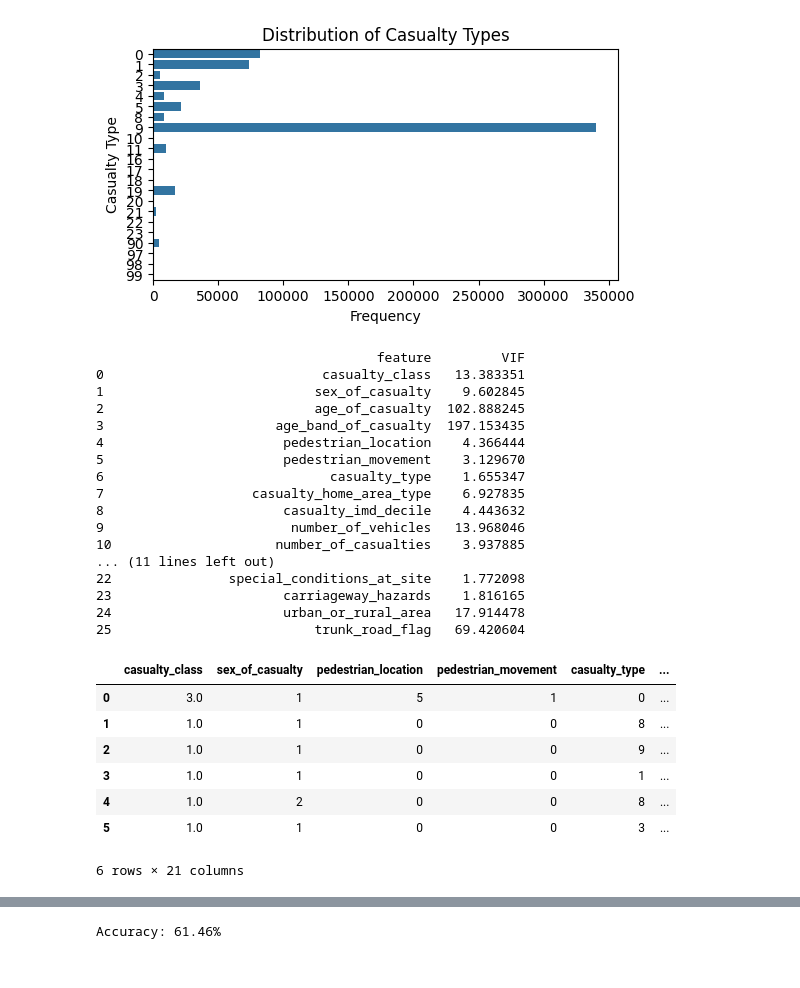
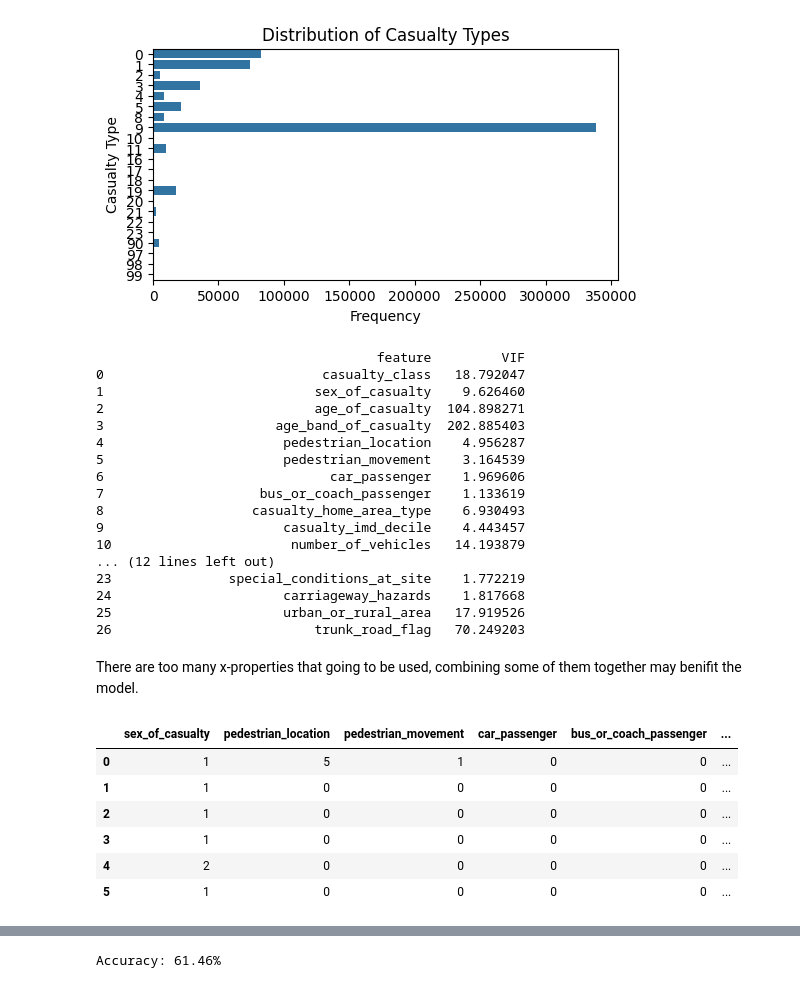
Before and after one commit to Lem-c/DS-reg-vs-nn, a Jupyter notebook: DS_23096666.ipynb, the cells around one changed output, grey strips where cells are left out. Drawn from its saved outputs; the diff is of its cells as text; code cells hidden in the pictures.

```diff
--- a/DS_23096666.ipynb
+++ b/DS_23096666.ipynb
@@ -176,11 +177,11 @@ class TrainDataset(Dataset):
 
 Checking the note in the data readme file, -1 means there is a data fail to be recored or out of the range.
 # %%
-casualtyDataset = TrainDataset(casualtyDataPath, ['accident_index', 'accident_year',
-       'vehicle_reference', 'casualty_reference', 'car_passenger', 'bus_or_coach_passenger',
+casualtyDataset = TrainDataset(casualtyDataPath, loc_remove=['accident_index', 'accident_year',
+       'vehicle_reference', 'casualty_reference',
        'pedestrian_road_maintenance_worker', 'lsoa_of_casualty'],
              dtype=dtype_specification)
-collisionDataset = TrainDataset(collisionDataPath, ['accident_index', 'accident_year',
+collisionDataset = TrainDataset(collisionDataPath, loc_remove=['accident_index', 'accident_year',
        'location_easting_osgr', 'location_northing_osgr', 'longitude',
        'latitude', 'police_force', 'date', 'time', 'local_authority_district',
        'local_authority_ons_district', 'local_authority_highway', 'first_road_number',
@@ -248,7 +249,7 @@ print(collision_casualty_merged.isnull().sum())
 # Appl look up table to combine two classes together
 collision_casualty_merged['labels'] = collision_casualty_merged.apply(lookup_value, axis=1)
 # Get final dataset used for trainning
-dataSet = TrainDataset(collision_casualty_merged, loc_remove=['accident_reference', 'casualty_severity',
+dataSet = TrainDataset(collision_casualty_merged, loc_remove=['accident_reference', 'casualty_severity', 'casualty_type',
                                                             'accident_severity', 'road_type'],
                        loc_test=['labels'])
 # %% [output]
@@ -349,40 +350,54 @@ df_raw = dataSet.raw.drop('labels', axis=1)
 # convert the data into numeric fromat to ensure the correct process
 df_raw = df_raw.apply(pd.to_numeric, errors='coerce')
 # get reduced df after appplying VIF remove
-df_raw_fited, _ = remove_multicollinear_columns(df_raw, 15)
+df_raw_fited, _ = remove_multicollinear_columns(df_raw, 10)
 # add the dropped Y label column back again
 df_raw_fited['labels'] = dataSet.raw['labels']
 # re-assign the df back to object
 dataSet.reset_raw_data(df_raw_fited, loc_test=['labels'])
 # %% [output]
                                     feature         VIF
-0                            casualty_class   13.383351
-1                           sex_of_casualty    9.602845
-2                           age_of_casualty  102.888245
-3                      age_band_of_casualty  197.153435
-4                       pedestrian_location    4.366444
-5                       pedestrian_movement    3.129670
-6                             casualty_type    1.655347
-7                   casualty_home_area_type    6.927835
-8                       casualty_imd_decile    4.443632
-9                        number_of_vehicles   13.968046
-10                     number_of_casualties    3.937885
-... (11 lines left out)
-22               special_conditions_at_site    1.772098
-23                      carriageway_hazards    1.816165
-24                      urban_or_rural_area   17.914478
-25                          trunk_road_flag   69.420604
+0                            casualty_class   18.792047
+1                           sex_of_casualty    9.626460
+2                           age_of_casualty  104.898271
+3                      age_band_of_casualty  202.885403
+4                       pedestrian_location    4.956287
+5                       pedestrian_movement    3.164539
+6                             car_passenger    1.969606
+7                    bus_or_coach_passenger    1.133619
+8                   casualty_home_area_type    6.930493
+9                       casualty_imd_decile    4.443457
+10                       number_of_vehicles   14.193879
+... (12 lines left out)
+23               special_conditions_at_site    1.772219
+24                      carriageway_hazards    1.817668
+25                      urban_or_rural_area   17.919526
+26                          trunk_road_flag   70.249203
-# %%
-display(dataSet.raw.head(6))
-# %% [output]
-|  | casualty_class | sex_of_casualty | pedestrian_location | pedestrian_movement | casualty_type | ... |
-| 0 | 3.0 | 1 | 5 | 1 | 0 | ... |
-| 1 | 1.0 | 1 | 0 | 0 | 8 | ... |
-| 2 | 1.0 | 1 | 0 | 0 | 9 | ... |
-| 3 | 1.0 | 1 | 0 | 0 | 1 | ... |
-| 4 | 1.0 | 2 | 0 | 0 | 8 | ... |
-| 5 | 1.0 | 1 | 0 | 0 | 3 | ... |
-6 rows × 21 columns
+# %% [markdown]
+There are too many x-properties that going to be used, combining some of them together may benifit the model.
+# %%
+# merge similar data columns into one singe column
+dataSet.raw['casualty_state'] = dataSet.raw['casualty_home_area_type'] * dataSet.raw['casualty_imd_decile']
+dataSet.raw['pedestarin_crossing_state'] = dataSet.raw['pedestrian_crossing_human_control'] + dataSet.raw['pedestrian_crossing_physical_facilities']
+
+# remove above used columns
+dropColumns = ['casualty_home_area_type', 'casualty_imd_decile',
+               'pedestrian_crossing_human_control', 'pedestrian_crossing_physical_facilities']
+
+# drop
+dataSet.raw = dataSet.raw.drop(dropColumns, axis=1)
+# re-assign the df back to object
+dataSet.reset_raw_data(dataSet.raw, loc_test=['labels'])
+
+display(dataSet.raw.head(6))
+# %% [output]
+|  | sex_of_casualty | pedestrian_location | pedestrian_movement | car_passenger | bus_or_coach_passenger | ... |
+| 0 | 1 | 5 | 1 | 0 | 0 | ... |
+| 1 | 1 | 0 | 0 | 0 | 0 | ... |
+| 2 | 1 | 0 | 0 | 0 | 0 | ... |
+| 3 | 1 | 0 | 0 | 0 | 0 | ... |
+| 4 | 2 | 0 | 0 | 0 | 0 | ... |
+| 5 | 1 | 0 | 0 | 0 | 0 | ... |
 # %%
 # Data split into training and testing sets with a 7:3 ratio
 train_X, test_X, train_y, test_y = train_test_split(dataSet.X, dataSet.y, test_size=0.3, random_state=2024)
```
Also changed, not shown: parts of 12 cells of this notebook, 4 other files.
